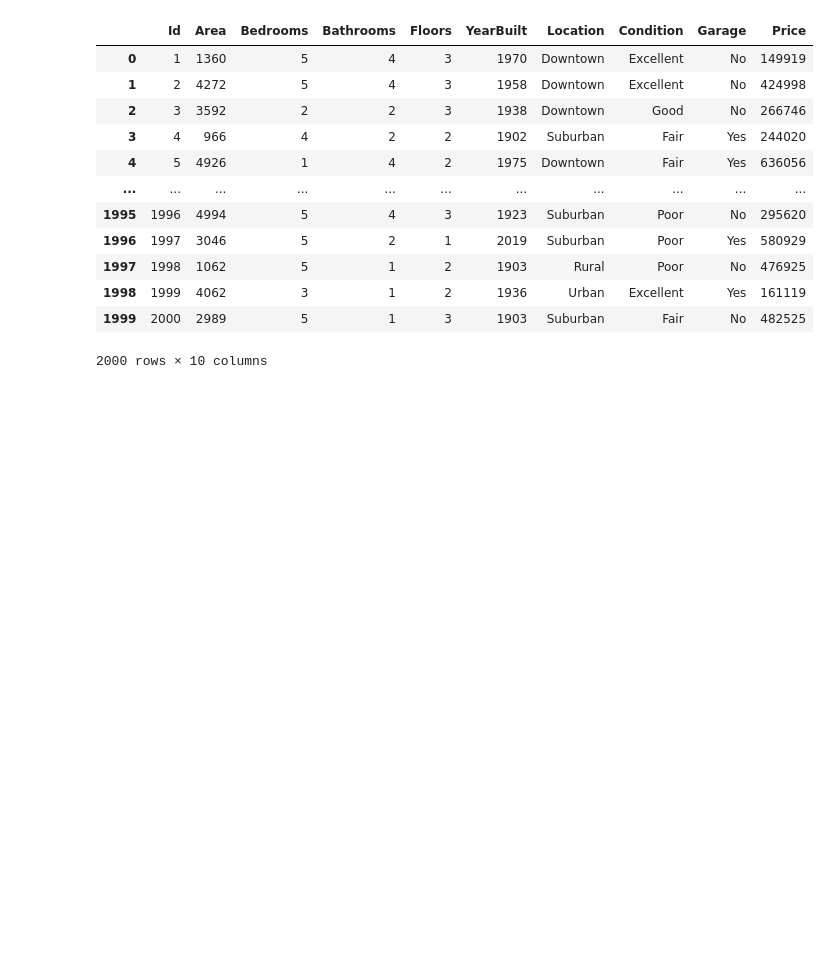
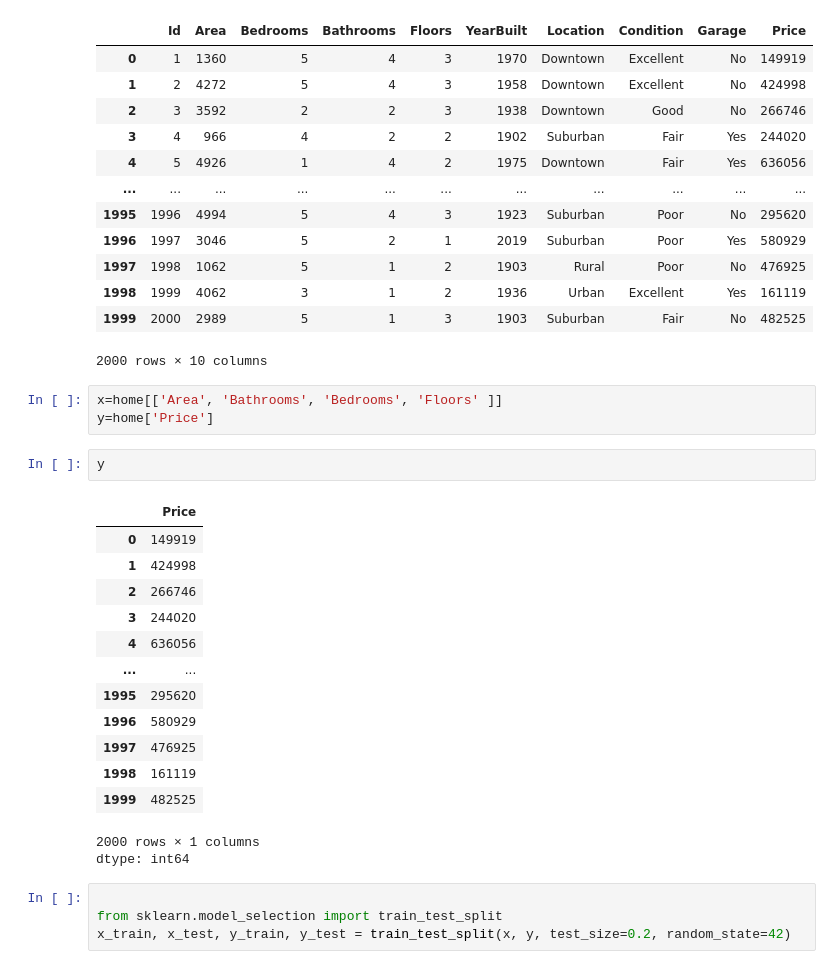
Before and after one commit to BhanuPrakash-Guniganti/python-for-ml, a Jupyter notebook: House_Price_Predection.ipynb, the cells around one changed output. Cells and saved outputs as stored; diff of their text form; blank space fills up the shorter version.

```diff
--- a/House_Price_Predection.ipynb
+++ b/House_Price_Predection.ipynb
@@ -20,3 +20,27 @@ home
 | 1998 | 1999 | 4062 | 3 | 1 | 2 | 1936 | Urban | Excellent | Yes | 161119 |
 | 1999 | 2000 | 2989 | 5 | 1 | 3 | 1903 | Suburban | Fair | No | 482525 |
 2000 rows × 10 columns
+# %%
+x=home[['Area', 'Bathrooms', 'Bedrooms', 'Floors' ]]
+y=home['Price']
+# %%
+y
+# %% [output]
+|  | Price |
+| 0 | 149919 |
+| 1 | 424998 |
+| 2 | 266746 |
+| 3 | 244020 |
+| 4 | 636056 |
+| ... | ... |
+| 1995 | 295620 |
+| 1996 | 580929 |
+| 1997 | 476925 |
+| 1998 | 161119 |
+| 1999 | 482525 |
+2000 rows × 1 columns
+dtype: int64
+# %%
+
+from sklearn.model_selection import train_test_split
+x_train, x_test, y_train, y_test = train_test_split(x, y, test_size=0.2, random_state=42)
```
Also changed, not shown: parts of 16 cells of this notebook.
